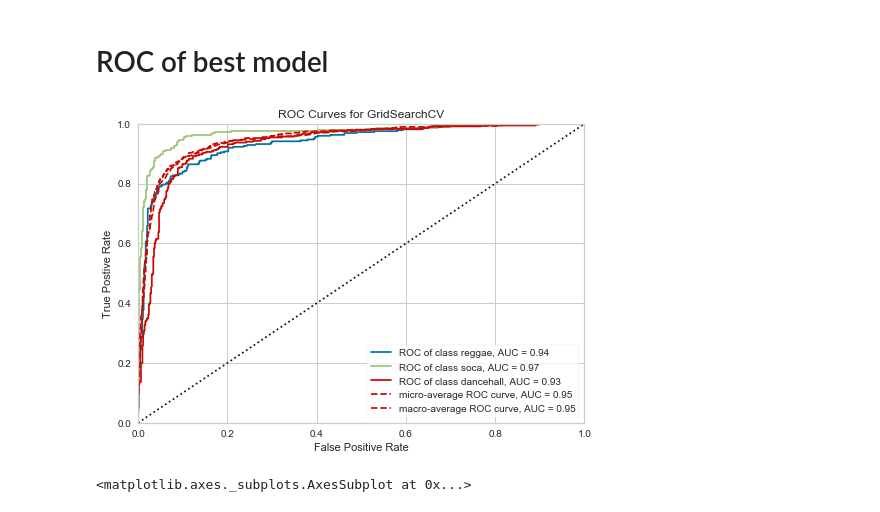
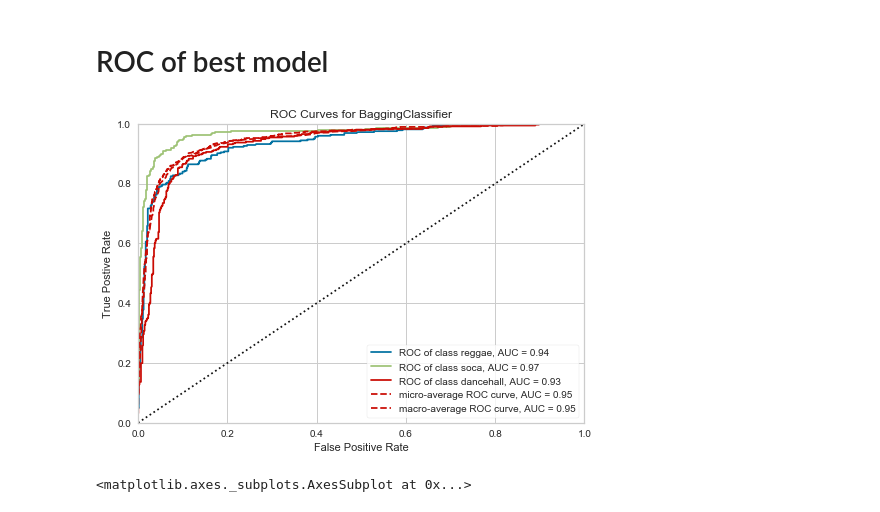
Before and after one commit to zarialevi/ClassifyingMusic, a Jupyter notebook: pipeline.ipynb, the cells around one changed output. Drawn from its saved outputs; the diff is of its cells as text; code cells hidden in the pictures.

```diff
--- a/pipeline.ipynb
+++ b/pipeline.ipynb
@@ -244,12 +244,12 @@ Saved Bagged Tree pipeline to file
 # %% [markdown]
 # ROC of best model
 # %%
-model = gs_bt
+model = gs_bt.best_estimator_
 visualizer = ROCAUC(model, classes=['reggae','soca','dancehall'])
 
 visualizer.fit(X_train, y_train)        # Fit the training data to the visualizer
 visualizer.score(X_test, y_test)        # Evaluate the model on the test data
 visualizer.show()
 # %% [output]
-[figure, old version]
+[figure, new version]
 <matplotlib.axes._subplots.AxesSubplot at 0x...>
```
Also changed, not shown: parts of 5 cells of this notebook, 2 other files.
